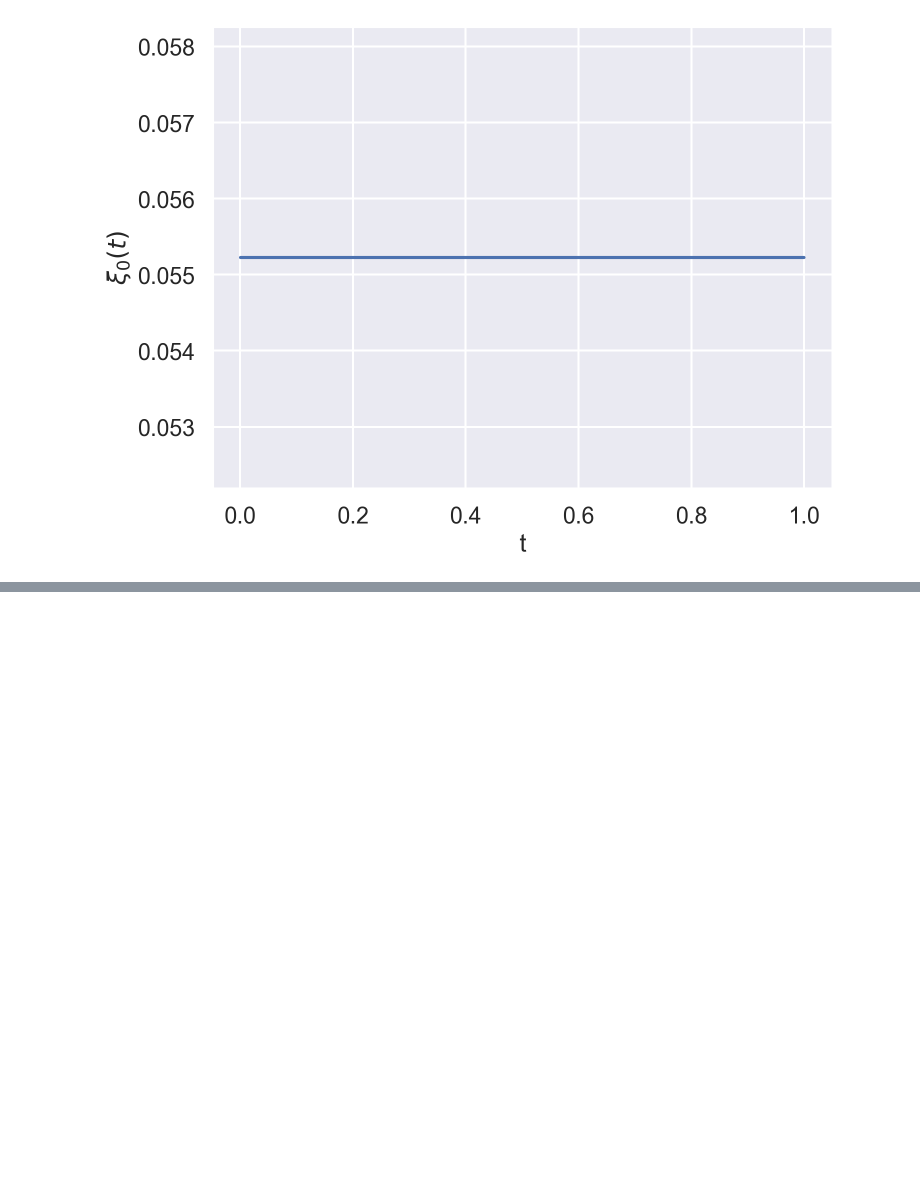
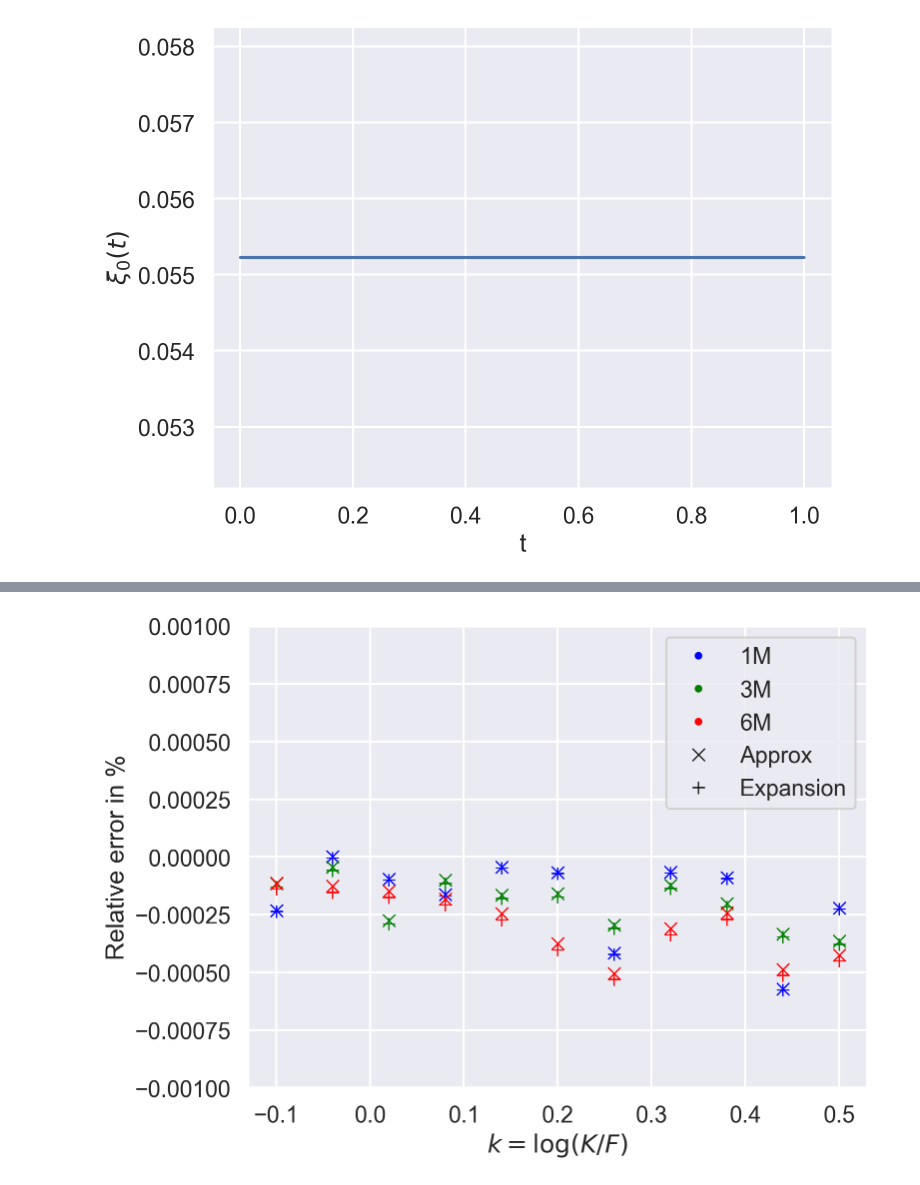
Before and after one commit to fbourgey/rough-bergomi, a Jupyter notebook: vix_weak_approx_bergomi.ipynb, the cells around one changed output, grey strips where cells are left out. Drawn from its saved outputs; the diff is of its cells as text; code cells hidden in the pictures; blank space fills up the shorter version.

```diff
--- a/vix_weak_approx_bergomi.ipynb
+++ b/vix_weak_approx_bergomi.ipynb
@@ -81,0 +83,23 @@ plt.show()
+# %%
+# relative errors
+rel_error_approx = [
+    relative_error(impvol_vix_approx[month], impvol_vix[month]) for month in mats
+]
+rel_error_expansion = [
+    relative_error(impvol_vix_expansion[month], impvol_vix[month]) for month in mats
+]
+
+fig, ax = plt.subplots()
+for i, month in enumerate(mats.keys()):
+    ax.plot(ks, rel_error_approx[i], "x", color=COLORS[i])
+    ax.plot(ks, rel_error_expansion[i], "+", color=COLORS[i])
+    ax.plot([], [], ".", color=COLORS[i], label=f"{month}")
+ax.plot([], [], "kx", label="Approx")
+ax.plot([], [], "k+", label="Expansion")
+ax.set_xlabel(r"$k=\log(K/F)$")
+ax.set_ylabel("Relative error in %")
+ax.legend(loc="best")
+ax.set_ylim(-1e-3, 1e-3)
+plt.show()
+# %% [output]
+[figure, added]
```
Also changed, not shown: parts of 4 cells of this notebook, 5 other files.
